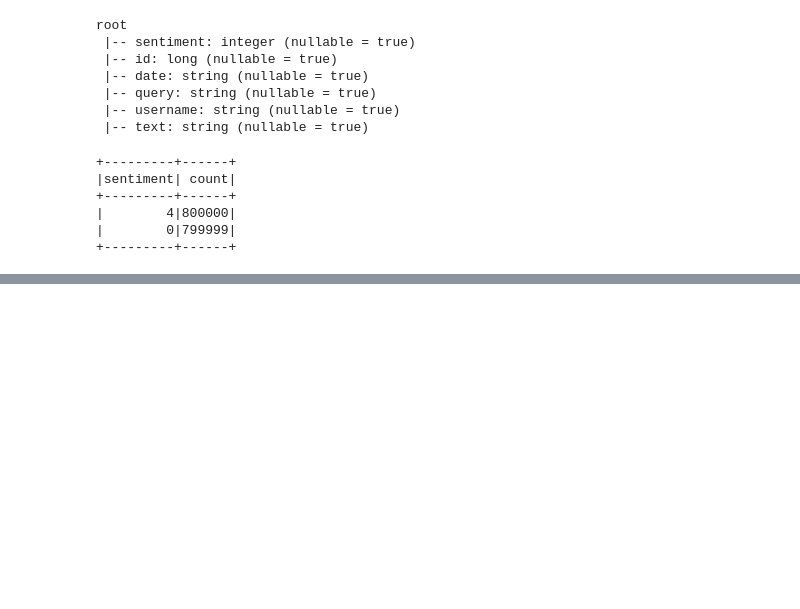
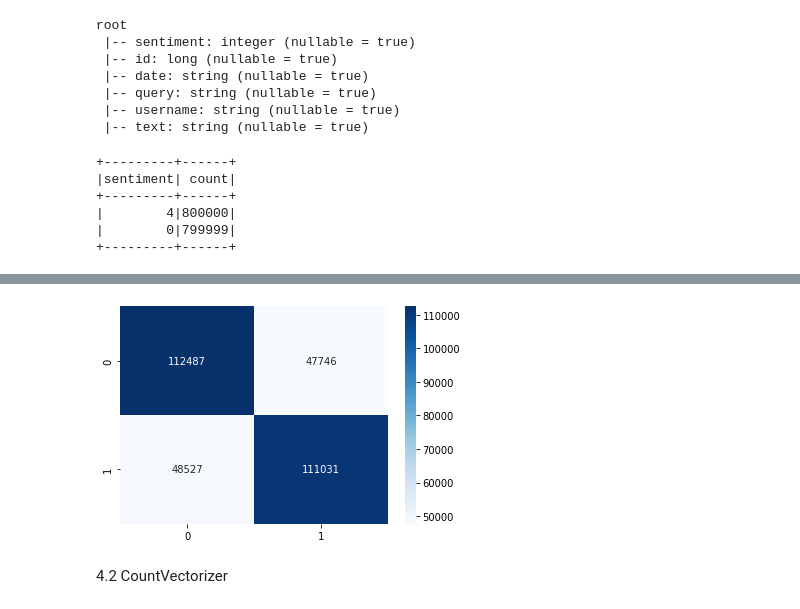
Before and after one commit to rasikaghadge/dsbda-min-project, a Jupyter notebook: sentiment_Analysis.ipynb, the cells around one changed output, grey strips where cells are left out. Drawn from its saved outputs; the diff is of its cells as text; code cells hidden in the pictures; blank space fills up the shorter version.

```diff
--- a/sentiment_Analysis.ipynb
+++ b/sentiment_Analysis.ipynb
@@ -93,0 +205,9 @@ display(df2)
+# %%
+def stem(df, terms_column_name):
+  stemmer = SnowballStemmer(language="english")
+  stemmer_udf = udf(lambda tokens: [stemmer.stem(token) for token in tokens], ArrayType(StringType()))
+  terms_stemmed_df = df.withColumn("terms_stemmed", stemmer_udf(terms_column_name)).cache()
+  return terms_stemmed_df
+
+df2 = stem(df2, 'terms')
+df2.show(5)
@@ -93,0 +231,13 @@ display(df2)
+# %%
+def word2vec(df, column_name="terms",random_seed=42,embedding_size=30, model=None):
+  from pyspark.ml.feature import Word2Vec
+
+  if model is None:
+    word2vec = Word2Vec(vectorSize=embedding_size, minCount=5, inputCol=column_name, outputCol="features", seed=random_seed)
+    model = word2vec.fit(df)
+  features = model.transform(df).cache()
+
+  return model, features
+# %%
+word2vecModel, twitter_w2v_df = word2vec(df2, column_name="terms_stemmed", embedding_size=100)
+twitter_w2v_df.show(5)
@@ -93,0 +368,2 @@ display(df2)
+# %%
+y_true, y_pred, best_params = grid_search_hyperparameter_tuning(twitter_w2v_df, regParams=[0.01, 0.05, 0.1], elasticNetParams=[0.2,0.6,0.8], tolParams=[1e-06, 1e-03],maxIter=20)
@@ -93,0 +429,6 @@ display(df2)
+# %%
+print_heatmap(y_true, y_pred)
+# %% [output]
+[figure, added]
+# %% [markdown]
+4.2 CountVectorizer
```
Also changed, not shown: parts of 44 cells of this notebook.
